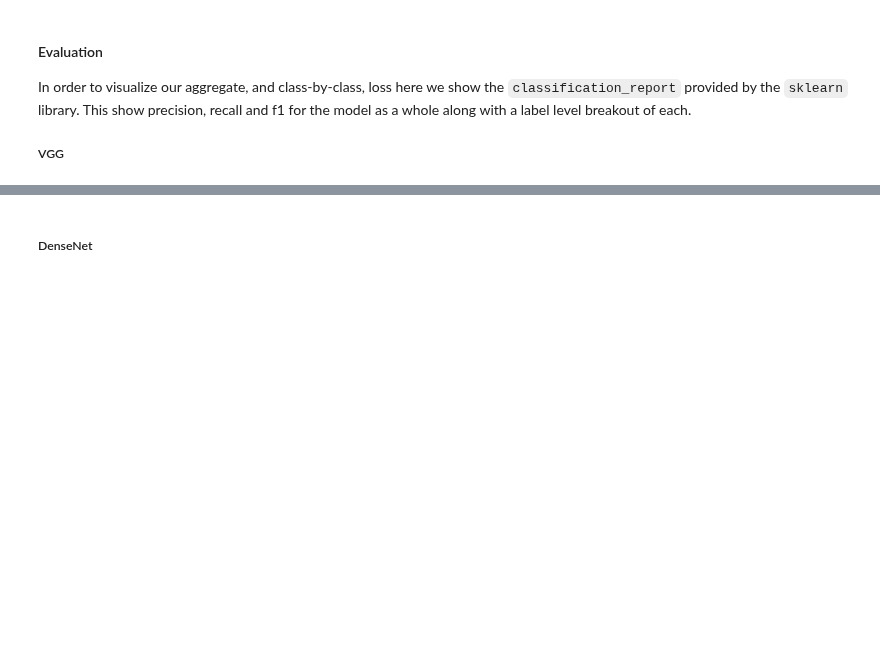
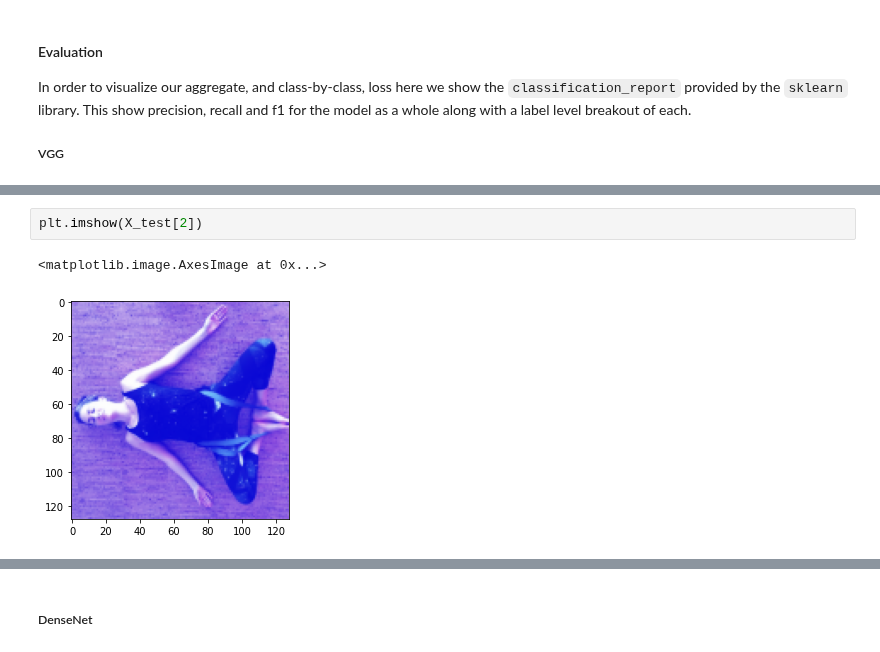
Before and after one commit to tduffy000/deep-learning-group, a Jupyter notebook: Yoga pose model_Tony.ipynb, the cells around one changed output, grey strips where cells are left out. Saved outputs shown, nothing was run; the diff lists cells and outputs as text; blank space fills up the shorter version.

```diff
--- a/Yoga pose model_Tony.ipynb
+++ b/Yoga pose model_Tony.ipynb
@@ -1318,0 +1400,5 @@ weighted avg       0.71      0.57      0.57       260
+# %%
+plt.imshow(X_test[2])
+# %% [output]
+<matplotlib.image.AxesImage at 0x...>
+[figure, added]
```
Also changed, not shown: parts of 30 cells of this notebook, 5 other files.
